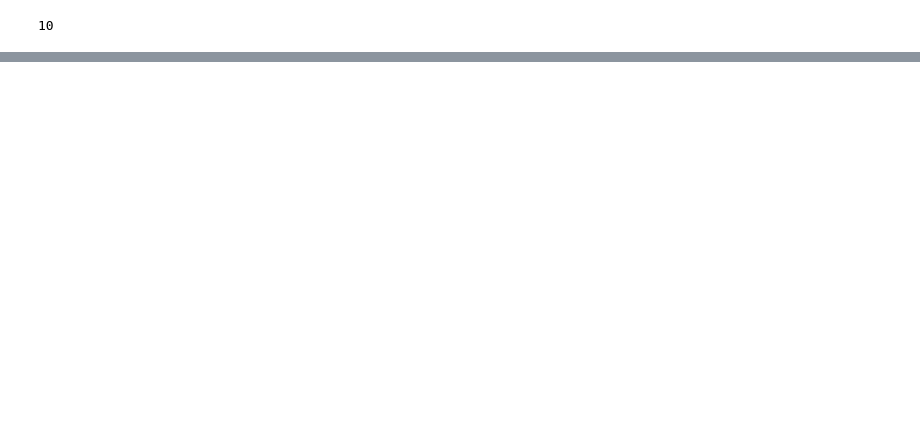
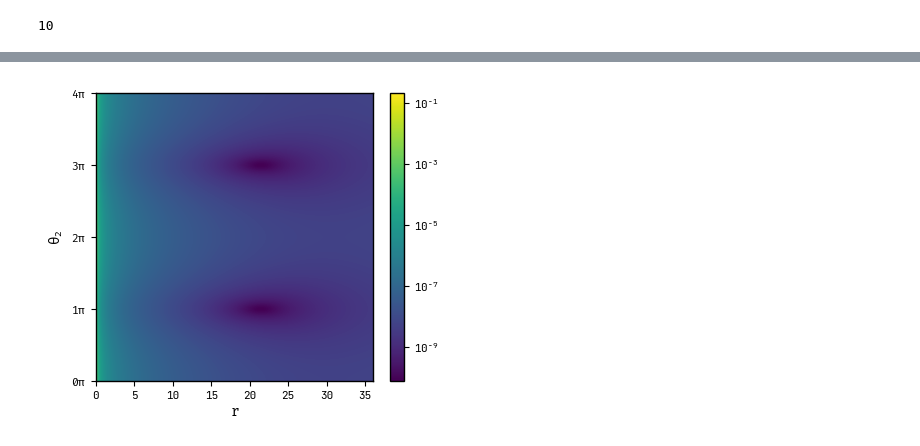
Before and after one commit to smups/inflatox, a Jupyter notebook: notebooks/5Dfatbranes.ipynb, the cells around one changed output, grey strips where cells are left out. Saved outputs shown, nothing was run; the diff lists cells and outputs as text; code cells hidden in the pictures; blank space fills up the shorter version.

```diff
--- a/notebooks/5Dfatbranes.ipynb
+++ b/notebooks/5Dfatbranes.ipynb
@@ -240,0 +230,25 @@ fig.show()
+# %%
+pot_calc = anguelova.calc_V_array(
+  parameters,
+  [r_start, θ_start],
+  [r_stop, θ_stop],
+  [N_r, N_θ]
+)
+# %%
+plt.figure(figsize=MAIN_FIG(0.85))
+plt.imshow(np.transpose(pot_calc),
+  extent=extent1,
+  aspect='auto',
+  norm=mpl.colors.LogNorm()
+)
+plt.yticks(
+  [np.pi * x for x in range(0, 5)],
+  labels=[f'${x}\pi$' for x in range(0, 5)]
+)
+plt.xlabel(f'${sympy.latex(fields[0])}$')
+plt.ylabel(f'${sympy.latex(fields[1])}$')
+plt.colorbar(location='right', aspect=20)
+plt.savefig('../out/d5fatpot.svg', transparent=True, bbox_inches="tight", pad_inches=0.05)
+plt.show()
+# %% [output]
+[figure, added]
```
Also changed, not shown: parts of 12 cells of this notebook, 12 other files.
